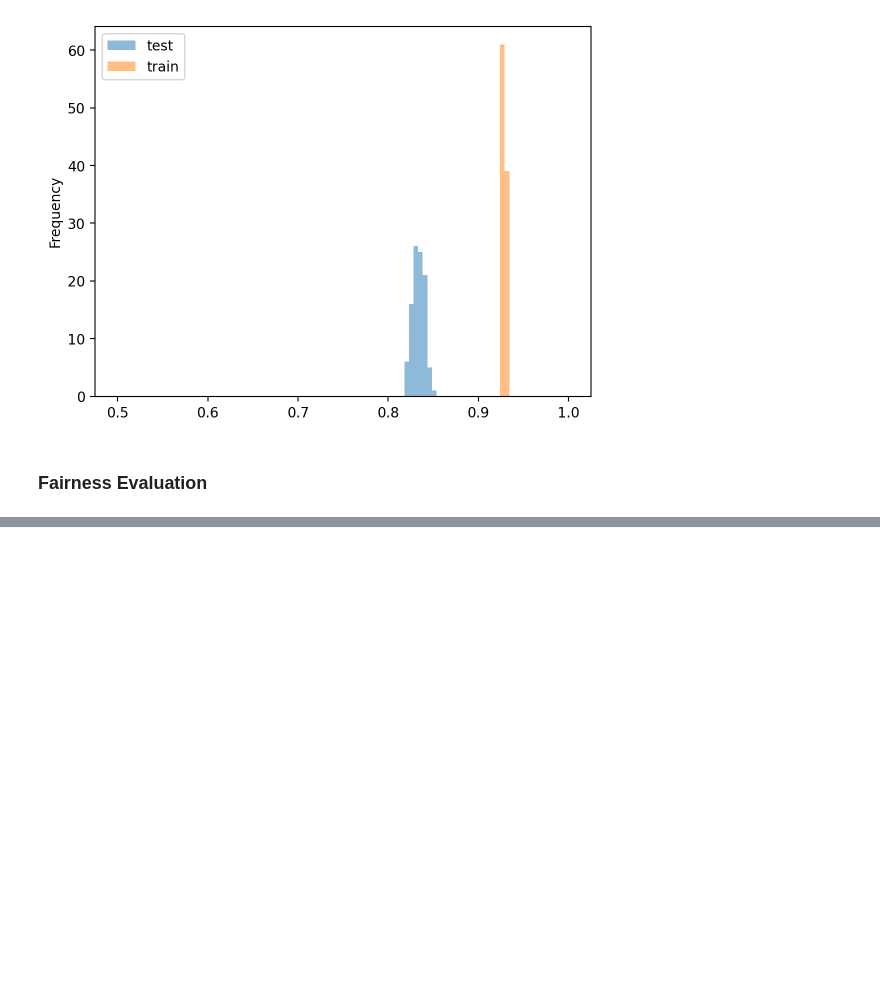
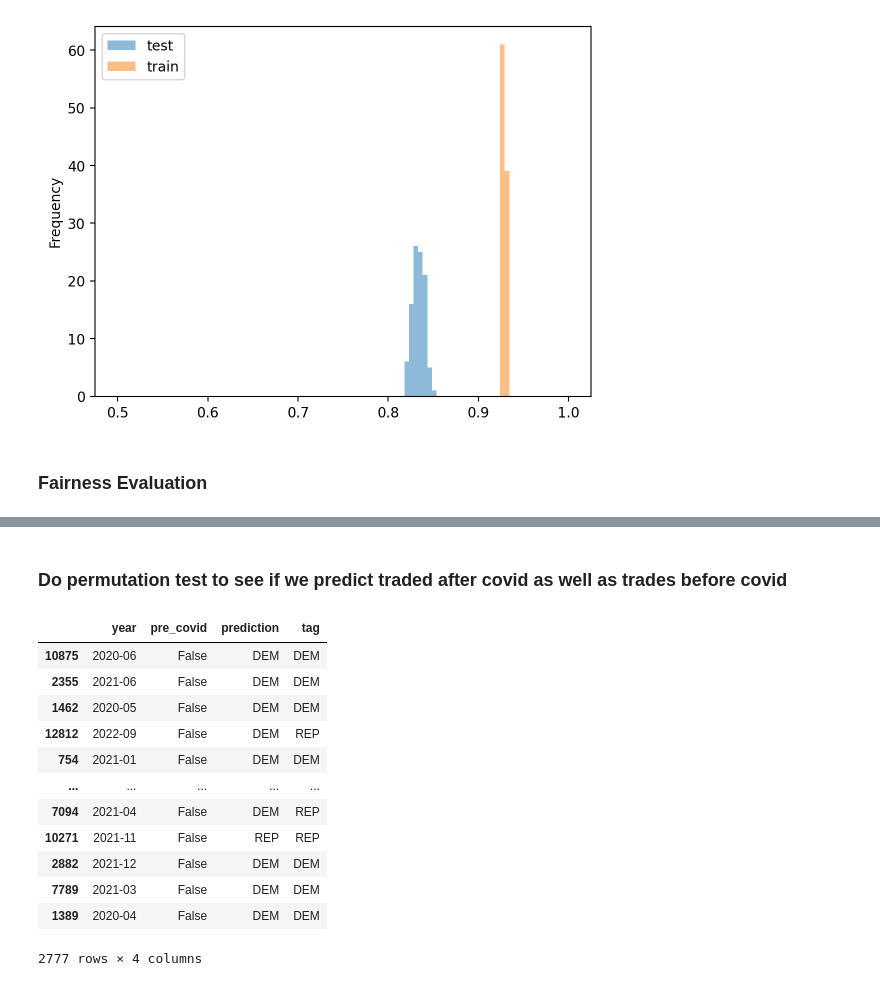
Before and after one commit to pemukl/dsc80-stock-prediction, a Jupyter notebook: stocks.ipynb, the cells around one changed output, grey strips where cells are left out. Drawn from its saved outputs; the diff is of its cells as text; code cells hidden in the pictures; blank space fills up the shorter version.

```diff
--- a/stocks.ipynb
+++ b/stocks.ipynb
@@ -390,0 +390,25 @@ Name: party, dtype: int64
+# %% [markdown]
+### Do permutation test to see if we predict traded after covid as well as trades before covid
+# %%
+res = {}
+res["year"] = X_test.transaction_date.apply(lambda x: x[:7])
+res["pre_covid"] = X_test["transaction_date"].apply(lambda x : datetime.datetime.strptime(x, "%Y-%m-%d")<datetime.datetime.fromtimestamp(1583884800))
+res["prediction"] = pl.predict(X_test)
+res["tag"] = y_test
+
+results = pd.DataFrame(res)
+results
+# %% [output]
+|  | year | pre_covid | prediction | tag |
+| 10875 | 2020-06 | False | DEM | DEM |
+| 2355 | 2021-06 | False | DEM | DEM |
+| 1462 | 2020-05 | False | DEM | DEM |
+| 12812 | 2022-09 | False | DEM | REP |
+| 754 | 2021-01 | False | DEM | DEM |
+| ... | ... | ... | ... | ... |
+| 7094 | 2021-04 | False | DEM | REP |
+| 10271 | 2021-11 | False | REP | REP |
+| 2882 | 2021-12 | False | DEM | DEM |
+| 7789 | 2021-03 | False | DEM | DEM |
+| 1389 | 2020-04 | False | DEM | DEM |
+2777 rows × 4 columns
```
Also changed, not shown: parts of 20 cells of this notebook.
